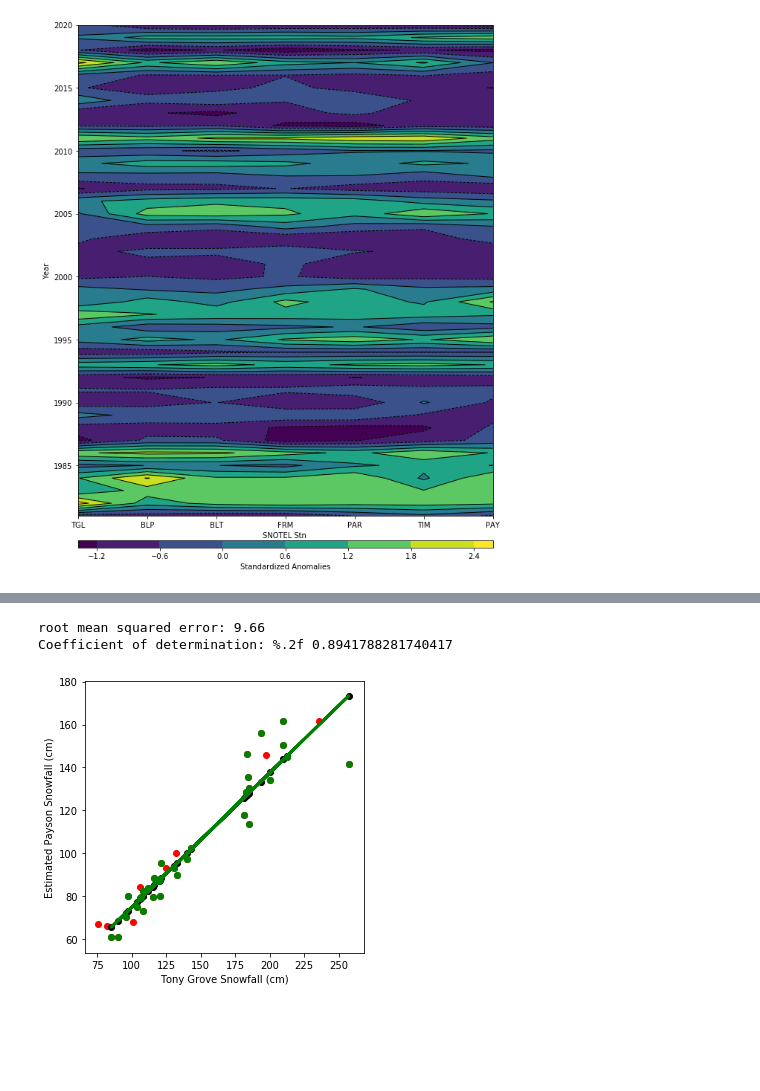
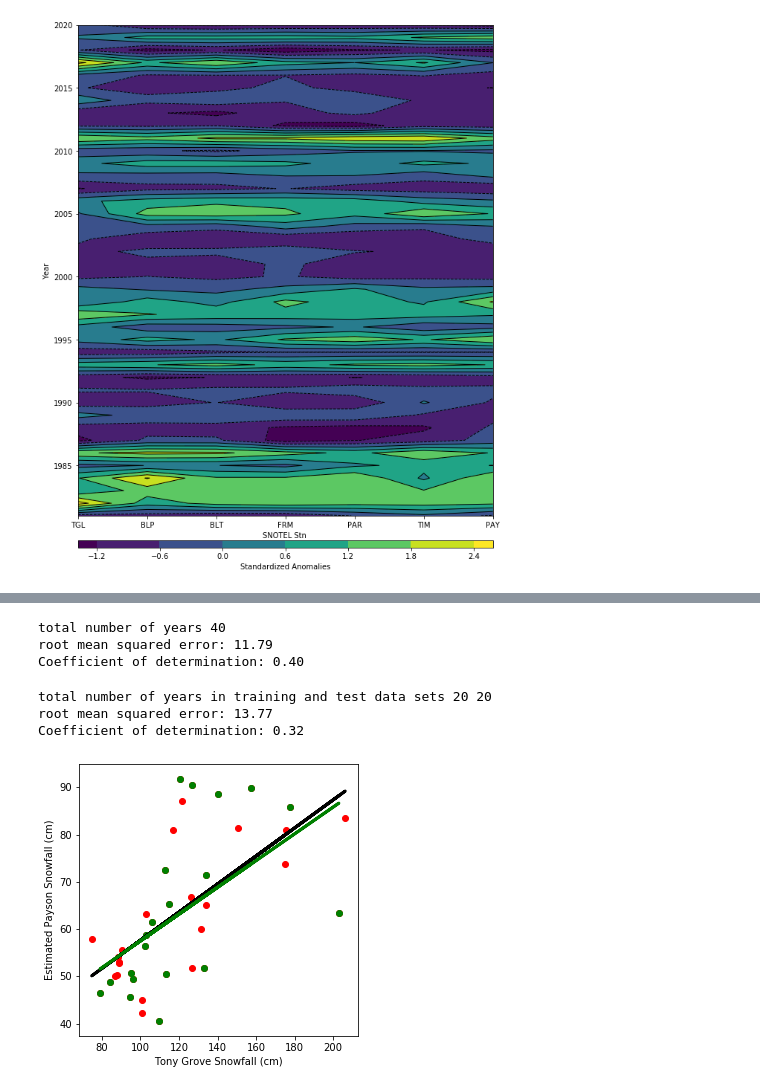
Before and after one commit to johnhorel/ATMOS_5340_2020, a Jupyter notebook: chapter4/chapter4_2020.ipynb, the cells around one changed output, grey strips where cells are left out. Saved outputs shown, nothing was run; the diff lists cells and outputs as text; code cells hidden in the pictures; blank space fills up the shorter version.

```diff
--- a/chapter4/chapter4_2020.ipynb
+++ b/chapter4/chapter4_2020.ipynb
@@ -346,40 +308,62 @@ Name: BLT, dtype: float64
+# %%
+#get the TGL and PAY time series
+x = snow['TGL'].values.reshape(-1,1)
+y = snow['PAY']
+t = snow['YEAR']
+# %%
+#compute rmse test metric using the entire data set for reference
+#introduce coefficient of determination as a means of the usefulness of the prediction
+#for the test metric
+#create a linear regression object
+lm_all = skl_lm.LinearRegression()
+#fit linearly using the entire data set
+n_tot = len(y)
+print('total number of years',n_tot)
+lm_all.fit(x,y)
+# Estimate using the entire data set.
+y_est_all = lm_all.predict(x)
+rmse_all = np.sqrt(skl_met.mean_squared_error(y, y_est_all))
+print('root mean squared error: %.2f'% rmse_all)
+#coefficient of determination is a measure of the "goodness of the fit"
+# The coefficient of determination: 1 is perfect prediction. 0 Awful. Can be negative meaning even worse
+print('Coefficient of determination: %.2f' % skl_met.r2_score(y, y_est_all))
+# %% [output]
+total number of years 40
+root mean squared error: 11.79
+Coefficient of determination: 0.40
 # %%
-# one approach is to normalize and transform so that the mean and standard deviation are from the training data set
-#skipping that for now
-#scaler = StandardScaler()
-#scaler.fit(X_train)
-#X_train = scaler.transform(X_train)
-#X_test = scaler.transform(X_test)
-
-#create a linear regression object
+#split the time series up into two samples. In this case of 50% in the training data set, 50% in the testing set
+X_train, X_test, y_train, y_test = skl_sel.train_test_split(x, y, train_size=0.5, random_state=1)
+n_train = len(y_train)
+n_test = len(y_test)
+print('total number of years in training and test data sets',n_train,n_test)
+#create another regression object
 lm = skl_lm.LinearRegression()
-#fit linearly from the training data set
-lm.fit(X_train, y_train)
-# Estimate using the dependent training set. just for plotting
-y_trn = lm.predict(X_train)
-# Estimate using the independent test set. what we are interested in
+#fit linearly using the training data set
+lm.fit(X_train,y_train)
+# Estimate using the test data set
 y_est = lm.predict(X_test)
-
 rmse = np.sqrt(skl_met.mean_squared_error(y_test, y_est))
-print('root mean squared error: %.2f'
-      % rmse)
+print('root mean squared error: %.2f'% rmse)
 # The coefficient of determination: 1 is perfect prediction. 0 Awful. Can be negative meaning even worse
-print('Coefficient of determination: %.2f',skl_met.r2_score(y_test, y_est))
+print('Coefficient of determination: %.2f' % skl_met.r2_score(y_test, y_est))
 # %% [output]
-root mean squared error: 9.66
-Coefficient of determination: %.2f 0.8941788281740417
+total number of years in training and test data sets 20 20
+root mean squared error: 13.77
+Coefficient of determination: 0.32
 # %%
 # Plot outputs
 fig,ax = plt.subplots(figsize=(5,5))
+#plot all the values
 plt.scatter(x,y,color='red')
-#training dependent cases
-plt.scatter(X_train, y_trn,  color='black')
-#test independent cases
+#linear estimate for entire data set
+plt.plot(x, y_est_all, color='black', linewidth=3)
+#overwrite independent cases
 plt.scatter(X_test, y_test,  color='green')
 #linear estimate for independent cases
 plt.plot(X_test, y_est, color='green', linewidth=3)
 ax.set_xlabel('Tony Grove Snowfall (cm)')
 ax.set_ylabel('Estimated Payson Snowfall (cm)')
 plt.savefig('figure_4.12_2020.png')
 # %% [output]
-[figure, old version]
+[figure, new version]
```
Also changed, not shown: parts of 9 cells of this notebook, 6 other files.
